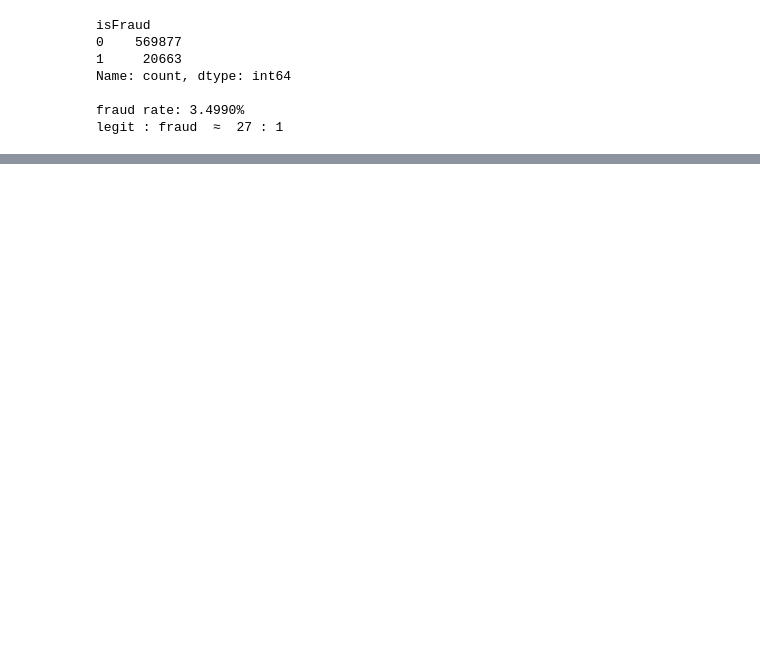
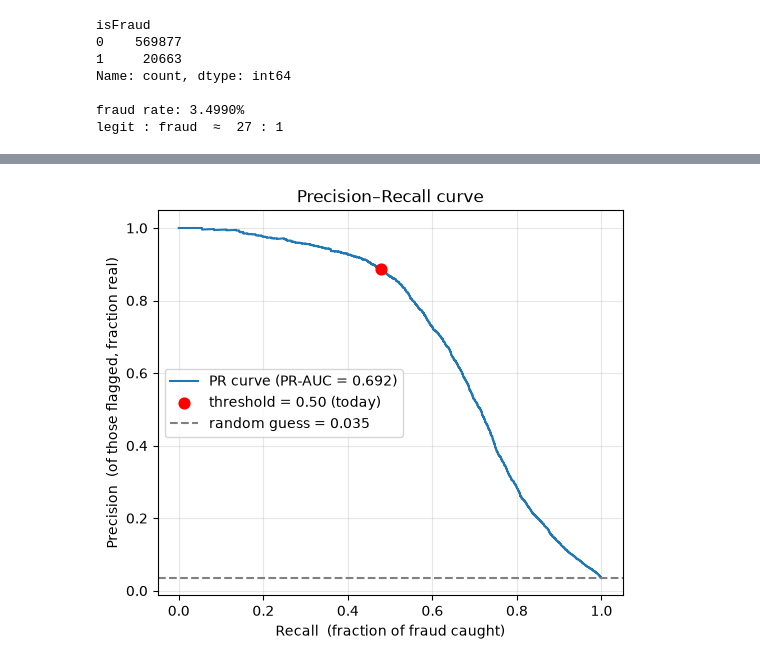
Before and after one commit to jayesh1126/fraud-detection, a Jupyter notebook: notebooks/01-eda.ipynb, the cells around one changed output, grey strips where cells are left out. Cells and saved outputs as stored; diff of their text form; code cells hidden in the pictures; blank space fills up the shorter version.

```diff
--- a/notebooks/01-eda.ipynb
+++ b/notebooks/01-eda.ipynb
@@ -33,0 +84,24 @@ legit : fraud  ≈  27 : 1
+# %%
+from sklearn.metrics import (
+    confusion_matrix, classification_report,
+    accuracy_score, roc_auc_score, average_precision_score,
+)
+
+proba = model.predict_proba(X_test)[:, 1]   # P(fraud)
+pred  = (proba >= 0.5).astype(int)          # naive 0.5 threshold
+
+dummy_acc = 1 - y_test.mean()   # accuracy of "predict legit for everyone"
+
+print(f"Model accuracy      : {accuracy_score(y_test, pred):.4f}")
+print(f"'Always legit' acc  : {dummy_acc:.4f}   <-- baseline that catches ZERO fraud\n")
+
+print("Confusion matrix  [rows=actual, cols=predicted]")
+print("            pred_legit  pred_fraud")
+cm = confusion_matrix(y_test, pred)
+print("actual_legit ", cm[0])
+print("actual_fraud ", cm[1], "\n")
+
+print(classification_report(y_test, pred, digits=4))
+
+print(f"ROC-AUC : {roc_auc_score(y_test, proba):.4f}")
+print(f"PR-AUC  : {average_precision_score(y_test, proba):.4f}   <-- the honest metric")
@@ -33,0 +128,21 @@ legit : fraud  ≈  27 : 1
+# %%
+import matplotlib.pyplot as plt
+from sklearn.metrics import precision_recall_curve, average_precision_score, precision_score, recall_score
+
+prec, rec, thr = precision_recall_curve(y_test, proba)
+ap = average_precision_score(y_test, proba)
+
+# where the default 0.5 threshold sits
+p50 = precision_score(y_test, proba >= 0.5)
+r50 = recall_score(y_test, proba >= 0.5)
+
+plt.figure(figsize=(6, 5))
+plt.plot(rec, prec, label=f"PR curve (PR-AUC = {ap:.3f})")
+plt.scatter([r50], [p50], color="red", zorder=5, s=60, label="threshold = 0.50 (today)")
+plt.axhline(y_test.mean(), ls="--", color="grey", label=f"random guess = {y_test.mean():.3f}")
+plt.xlabel("Recall  (fraction of fraud caught)")
+plt.ylabel("Precision  (of those flagged, fraction real)")
+plt.title("Precision–Recall curve")
+plt.legend(); plt.grid(alpha=0.3); plt.show()
+# %% [output]
+[figure, added]
```
Also changed, not shown: parts of 8 cells of this notebook, 1 other file.
